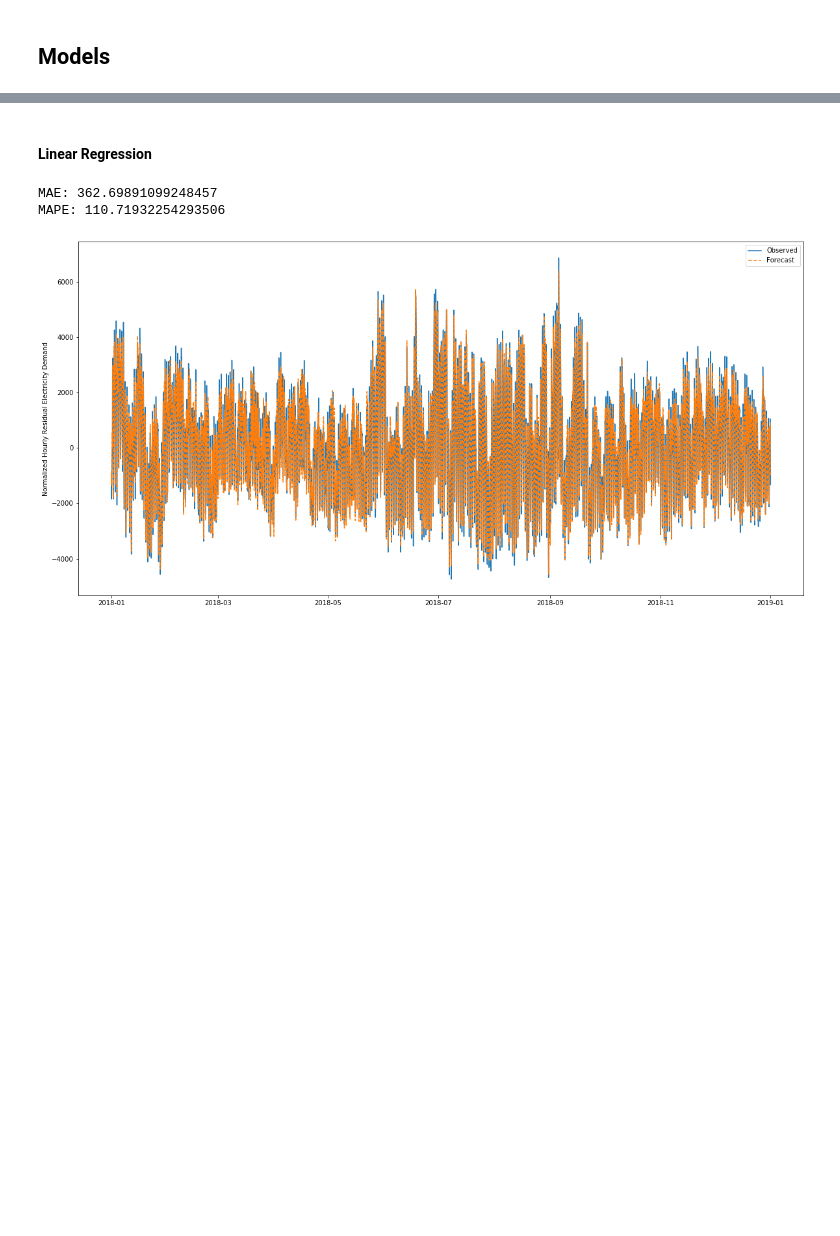
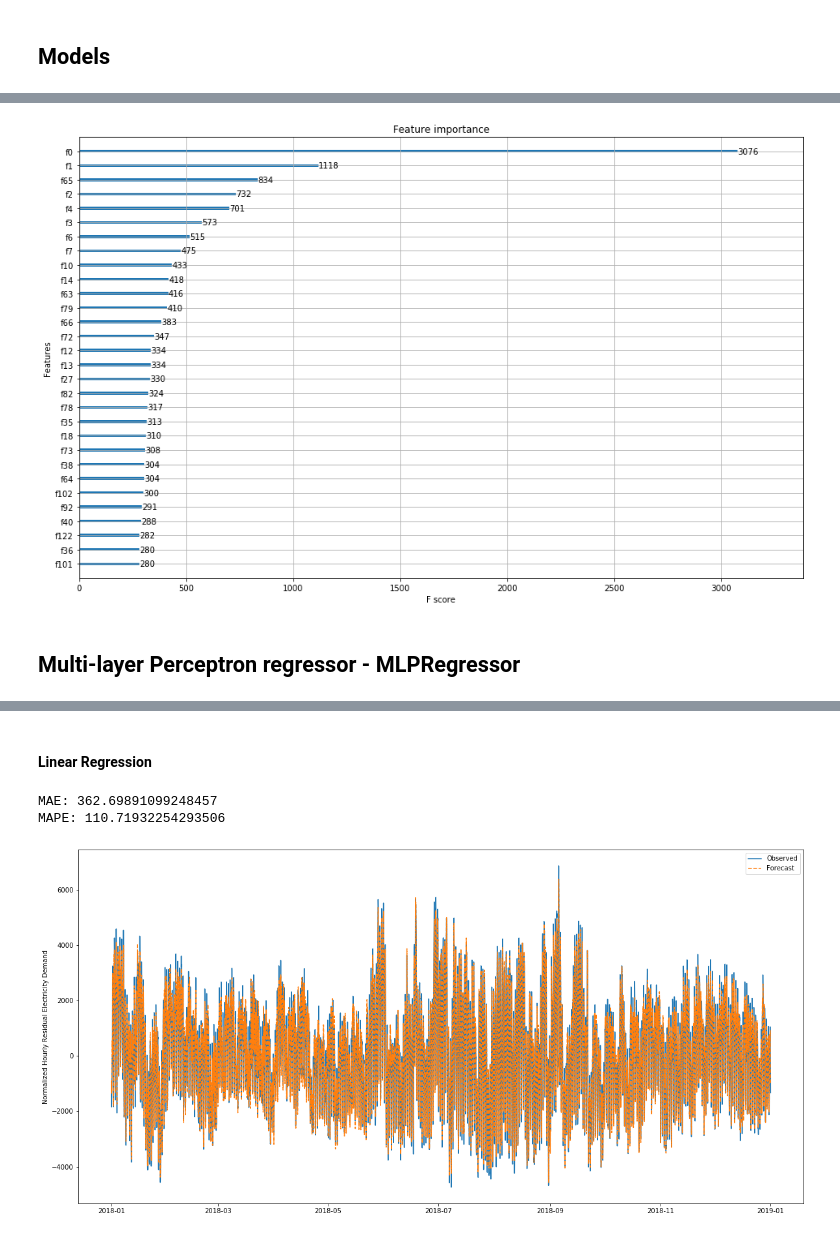
Before and after one commit to camadi/Ontario_Hourly_Electricity_Demand_Forecast, a Jupyter notebook: src/market_demand_prediction.ipynb, the cells around one changed output, grey strips where cells are left out. Cells and saved outputs as stored; diff of their text form; code cells hidden in the pictures; blank space fills up the shorter version.

```diff
--- a/src/market_demand_prediction.ipynb
+++ b/src/market_demand_prediction.ipynb
@@ -809,2 +796,31 @@ X_test.shape
+# %%
+weather_ieso_df = pd.read_csv("data/cleaned/final_weather_ieso_df_ready.csv")
+weather_ieso_df = weather_ieso_df.set_index('date_time', drop = True)
 # %% [markdown]
 ## Models
+# %%
+X = weather_ieso_df.drop(['market_demand'], axis = 1)
+y = weather_ieso_df['market_demand']
+
+
+def gridsearchcv(model, param_grid, n_splits = 10, verbose = True):
+
+    """GridSearchCV with TimeSeriesSplit. Input parameters should have 'model__' prefix"""
+    scaler = MinMaxScaler()
+
+    pipe = Pipeline([
+            ('scale', scaler),
+            ('model', model)])
+
+    if verbose:
+        grid_search = GridSearchCV(pipe, param_grid = param_grid, scoring='neg_root_mean_squared_error',
+                cv=TimeSeriesSplit(n_splits=n_splits).split(X), verbose=10, n_jobs=-1, refit=True)
+    else:
+        grid_search = GridSearchCV(pipe, param_grid = param_grid, scoring='neg_root_mean_squared_error',
+                cv=TimeSeriesSplit(n_splits=n_splits).split(X), verbose=0, n_jobs=-1, refit=True)
+    grid_search.fit(X,y);
+
+    print("Best Parameters:", grid_search.best_params_)
+    print("Best Score:", grid_search.best_score_)
+
+    return grid_search
@@ -810,0 +845,6 @@ X_test.shape
+# %%
+model_xgb = XGBRegressor(objective='reg:squarederror')
+param_grid_xgb = {'model__max_depth' : [2, 5, 10],
+                   'model__learning_rate': [.01, 0.1]}
+
+xgb_grid_search = gridsearchcv(model_xgb, param_grid_xgb)
@@ -810,0 +877,9 @@ X_test.shape
+# %%
+#Top 30 important features
+plt.rcParams["figure.figsize"] = (16, 10)
+plot_importance(xgb_grid_search.best_estimator_['model'], max_num_features=30)
+plt.show()
+# %% [output]
+[figure, added]
+# %% [markdown]
+## Multi-layer Perceptron regressor - MLPRegressor
```
Also changed, not shown: parts of 34 cells of this notebook.
